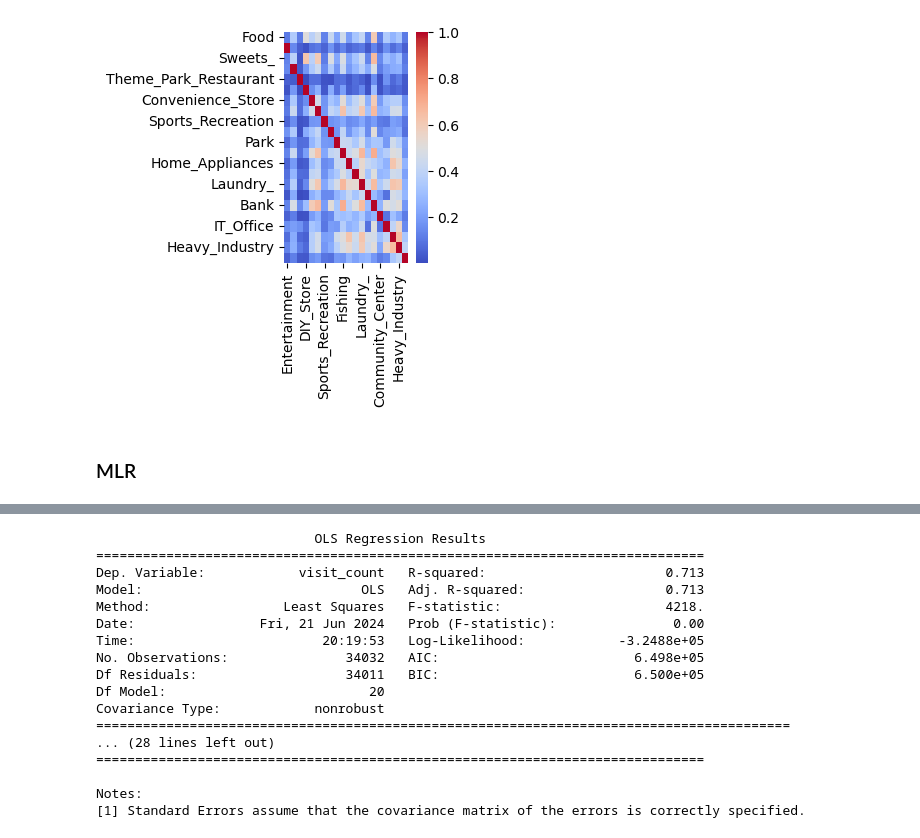
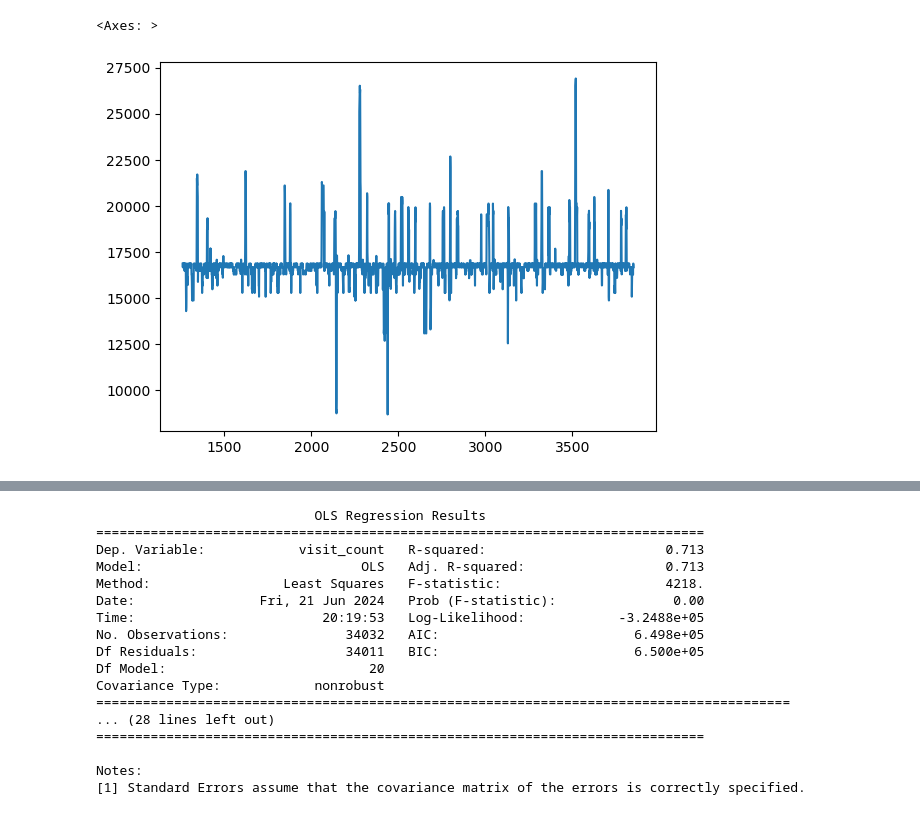
Before and after one commit to ANNIZHENG/MLModel_Eval_with_YJMob100K, a Jupyter notebook: DataAnalysis_POI.ipynb, the cells around one changed output, grey strips where cells are left out. Drawn from its saved outputs; the diff is of its cells as text; code cells hidden in the pictures.

```diff
--- a/DataAnalysis_POI.ipynb
+++ b/DataAnalysis_POI.ipynb
@@ -241,8 +0,0 @@ dict_keys(['Entertainment', 'Fast_Food', 'Theme_Park_Restaurant', 'DIY_Store', '
-# %%
-plt.figure(figsize=(2,3))
-sns.heatmap(poi_corr[poi_corr.columns[poi_corr.columns.isin(significant_poi.keys())]], cmap='coolwarm')
-plt.show()
-# %% [output]
-[figure, removed]
-# %% [markdown]
-### MLR
@@ -248,0 +13,18 @@ plt.show()
+# %%
+# Import relevant data
+yjmob1_df = pd.read_csv('yjmob100k-dataset1.csv.gz', compression='gzip')
+poi_description = pd.read_csv('POI_datacategories.csv', header=None)
+poi_df = pd.read_csv('cell_POIcat.csv.gz', compression='gzip')
+
+# Assign location id to each (x,y) location
+yjmob1_df['combined_xy'] = yjmob1_df.apply(lambda row: spatial_token(row['x'], row['y']), axis=1)
+poi_df['combined_xy'] = poi_df.apply(lambda row: spatial_token(row['x'], row['y']), axis=1)
+
+# Match with the poi_df index with the poi_description
+poi_df['POIcategory'] = poi_df['POIcategory']-1
+# %%
+# Time-Series proposed
+yjmob1_df[yjmob1_df['uid']==1]['combined_xy'].plot() # a series (disregard timestamp for simplicity)
+# %% [output]
+<Axes: >
+[figure, added]
```
Also changed, not shown: parts of 63 cells of this notebook.
